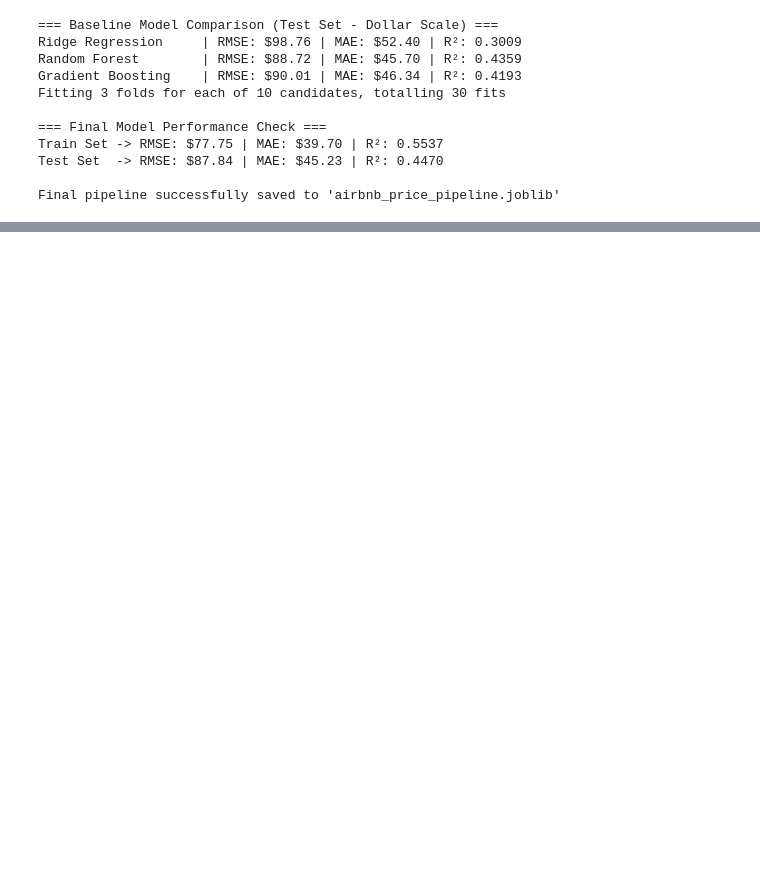
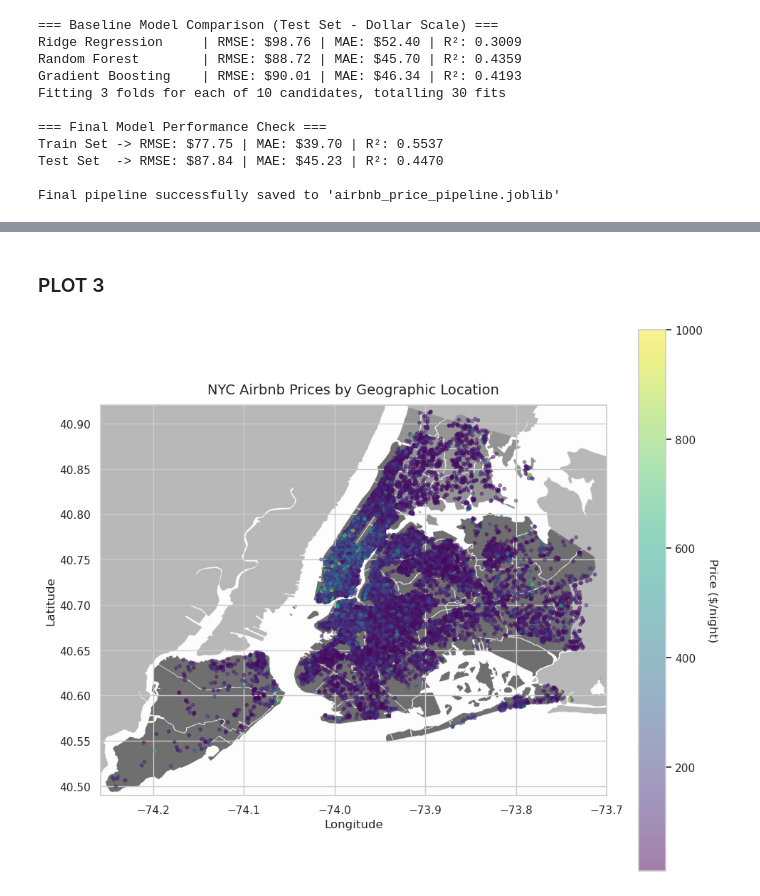
Before and after one commit to manush-py/202618028_Manush-Doshi_DS605, a Jupyter notebook: 202618028_Lab_4/code.ipynb, the cells around one changed output, grey strips where cells are left out. Saved outputs shown, nothing was run; the diff lists cells and outputs as text; code cells hidden in the pictures; blank space fills up the shorter version.

```diff
--- a/202618028_Lab_4/code.ipynb
+++ b/202618028_Lab_4/code.ipynb
@@ -185,0 +245,44 @@ Final pipeline successfully saved to 'airbnb_price_pipeline.joblib'
+# %% [markdown]
+### PLOT 3
+# %%
+import matplotlib.pyplot as plt
+import urllib.request
+
+plt.figure(figsize=(10, 8))
+
+# 1. Load the map image provided for the assignment
+# Make sure "New_York_City_.png" is in the same folder as your notebook
+nyc_img = plt.imread('New_York_City_.png')
+
+# 2. Display the image as the background
+# The 'extent' parameter aligns the image to the exact NYC longitude/latitude boundaries
+plt.imshow(nyc_img, zorder=0, extent=[-74.258, -73.7, 40.49, 40.92])
+
+# 3. Overlay the scatter plot of Airbnb listings
+scatter = plt.scatter(
+    eda_df['longitude'],
+    eda_df['latitude'],
+    c=eda_df['price'],
+    cmap='viridis',
+    alpha=0.5,
+    s=10,
+    zorder=1 # Ensures dots are drawn on top of the map
+)
+
+# Add colorbar and labels
+cbar = plt.colorbar(scatter)
+cbar.set_label('Price ($/night)', rotation=270, labelpad=15)
+
+plt.title('NYC Airbnb Prices by Geographic Location', fontsize=14, pad=12)
+plt.xlabel('Longitude', fontsize=12)
+plt.ylabel('Latitude', fontsize=12)
+
+# Set axes limits to exactly match the map's bounding box
+plt.xlim(-74.258, -73.7)
+plt.ylim(40.49, 40.92)
+
+plt.tight_layout()
+plt.savefig('plot3_geographic_map_overlay.png', dpi=300)
+plt.show()
+# %% [output]
+[figure, added]
```
Also changed, not shown: parts of 14 cells of this notebook, 9 other files.
